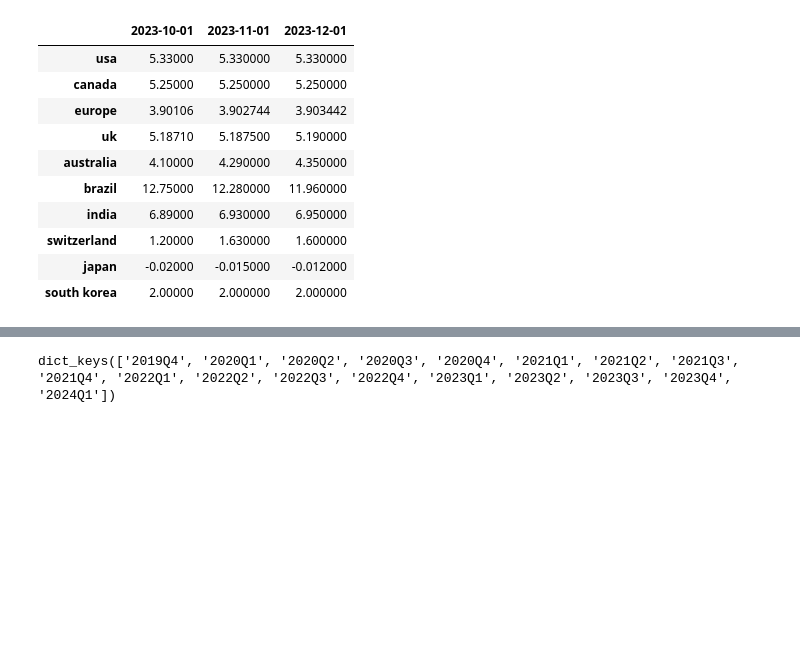
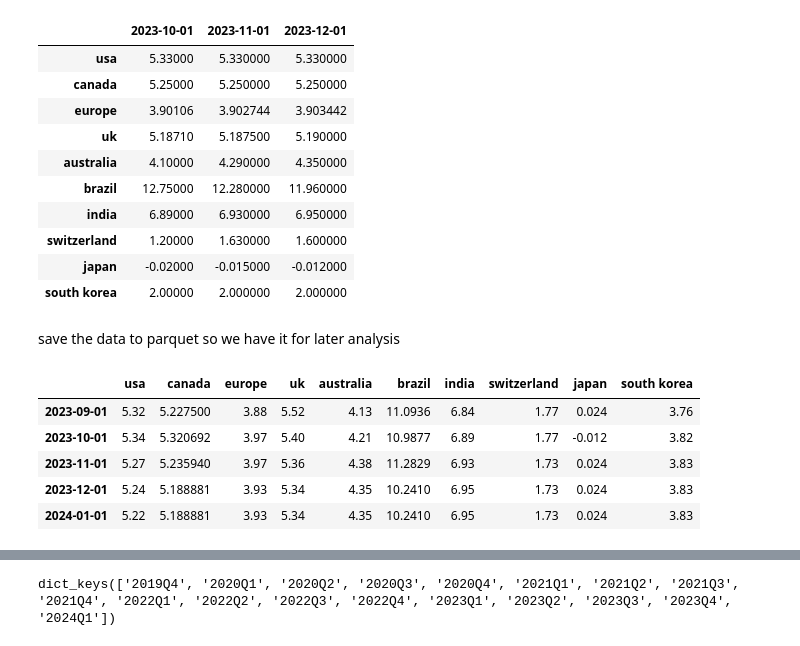
Before and after one commit to klyons/rates_cluster_nlp, a Jupyter notebook: clustering.ipynb, the cells around one changed output, grey strips where cells are left out. Cells and saved outputs as stored; diff of their text form; code cells hidden in the pictures; blank space fills up the shorter version.

```diff
--- a/clustering.ipynb
+++ b/clustering.ipynb
@@ -296,5 +332,15 @@ for country, series_id in series_ids.items():
     three_month_rates = pd.merge(three_month_rates, country_df, left_index=True, right_index=True, how="left")
     mask = (three_month_rates.index.day == 1)
     three_month_rates.loc[mask, country] = three_month_rates.loc[mask, country].ffill()
+# %% [markdown]
+save the data to parquet so we have it for later analysis
 # %%
 three_month_rates = three_month_rates.dropna()
+three_month_rates.tail()
+# %% [output]
+|  | usa | canada | europe | uk | australia | brazil | india | switzerland | japan | south korea |
+| 2023-09-01 | 5.32 | 5.227500 | 3.88 | 5.52 | 4.13 | 11.0936 | 6.84 | 1.77 | 0.024 | 3.76 |
+| 2023-10-01 | 5.34 | 5.320692 | 3.97 | 5.40 | 4.21 | 10.9877 | 6.89 | 1.77 | -0.012 | 3.82 |
+| 2023-11-01 | 5.27 | 5.235940 | 3.97 | 5.36 | 4.38 | 11.2829 | 6.93 | 1.73 | 0.024 | 3.83 |
+| 2023-12-01 | 5.24 | 5.188881 | 3.93 | 5.34 | 4.35 | 10.2410 | 6.95 | 1.73 | 0.024 | 3.83 |
+| 2024-01-01 | 5.22 | 5.188881 | 3.93 | 5.34 | 4.35 | 10.2410 | 6.95 | 1.73 | 0.024 | 3.83 |
```
Also changed, not shown: parts of 26 cells of this notebook, 39 other files.
